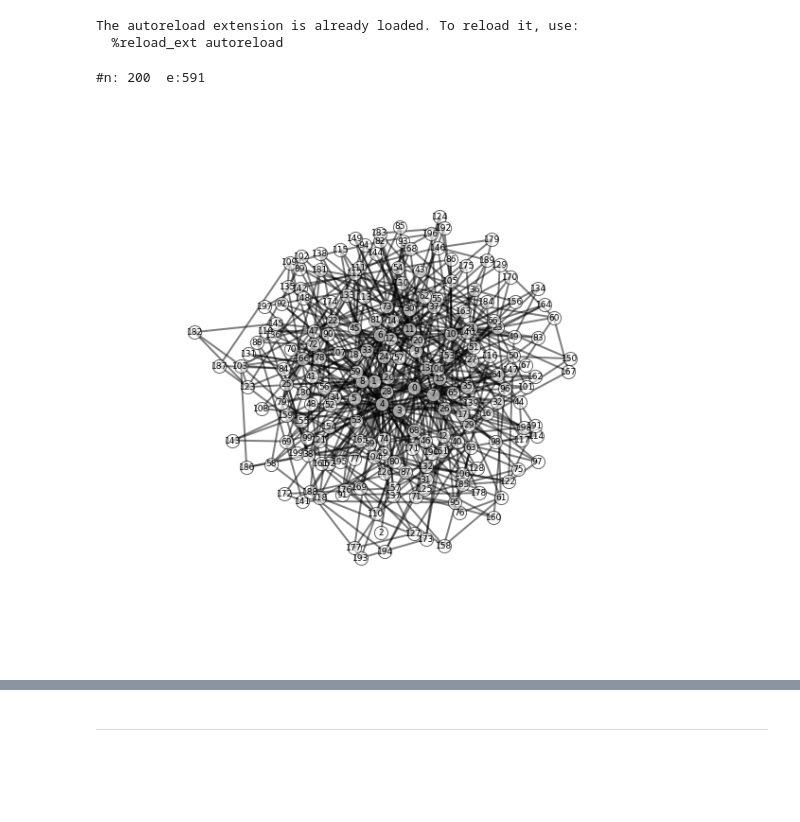
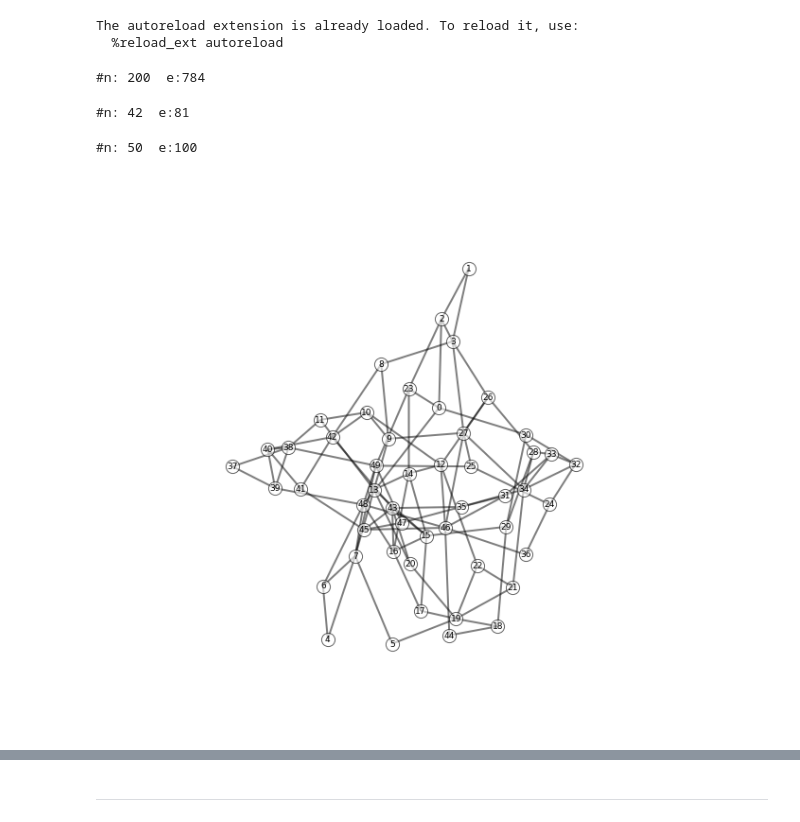
Before and after one commit to fabriziocosta/EDeN_examples, a Jupyter notebook: GArDeN GraphCoarsening.ipynb, the cells around one changed output, grey strips where cells are left out. Saved outputs shown, nothing was run; the diff lists cells and outputs as text; code cells hidden in the pictures; blank space fills up the shorter version.

```diff
--- a/GArDeN GraphCoarsening.ipynb
+++ b/GArDeN GraphCoarsening.ipynb
@@ -19,16 +19,31 @@ def annotate(G):
         G.edge[u][v]['label']='-'
 # %%
 import networkx as nx
-G=nx.barabasi_albert_graph(200, 3, seed=2)
+G=nx.barabasi_albert_graph(200, 4, seed=2)
 annotate(G)
 print '#n: %d  e:%d' % (len(G.nodes()), len(G.edges()))
 # %% [output]
-#n: 200  e:591
+#n: 200  e:784
+# %%
+import networkx as nx
+G=nx.dorogovtsev_goltsev_mendes_graph(4)
+annotate(G)
+print '#n: %d  e:%d' % (len(G.nodes()), len(G.edges()))
+# %% [output]
+#n: 42  e:81
+# %%
+import networkx as nx
+sequence=[1, 2, 2, 3,4]
+G=nx.connected_watts_strogatz_graph(n=50, k=4, p=0.5)
+annotate(G)
+print '#n: %d  e:%d' % (len(G.nodes()), len(G.edges()))
+# %% [output]
+#n: 50  e:100
 # %%
 #help(draw_graph)
 # %%
 from eden.util.display import draw_graph, serialize_graph
 #print serialize_graph(G)
-draw_graph(G, vertex_border=1, edge_label=None, vertex_size=200)
+draw_graph(G, vertex_border=1, edge_label=None, vertex_size=200, prog='sfdp')
 # %% [output]
-[figure, old version]
+[figure, new version]
```
Also changed, not shown: parts of 4 cells of this notebook, 2 other files.
